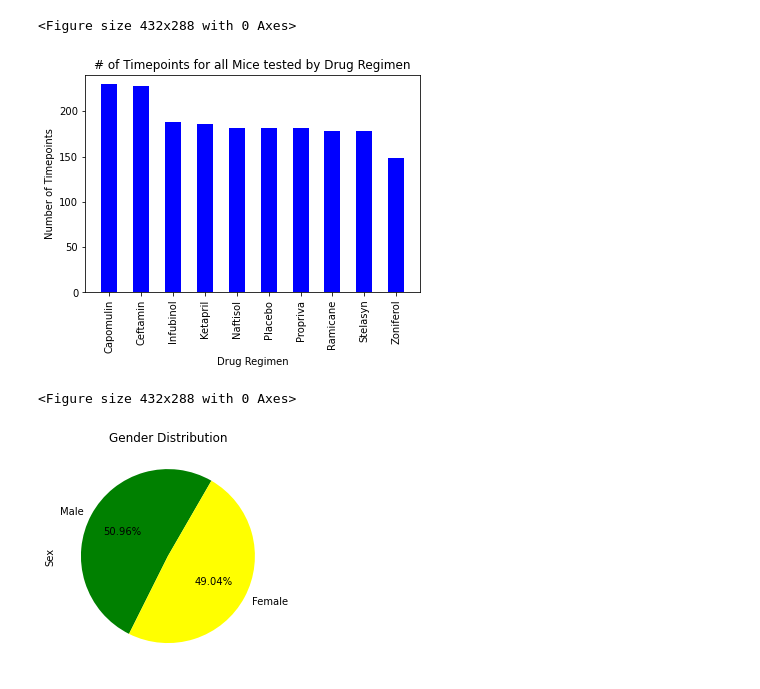
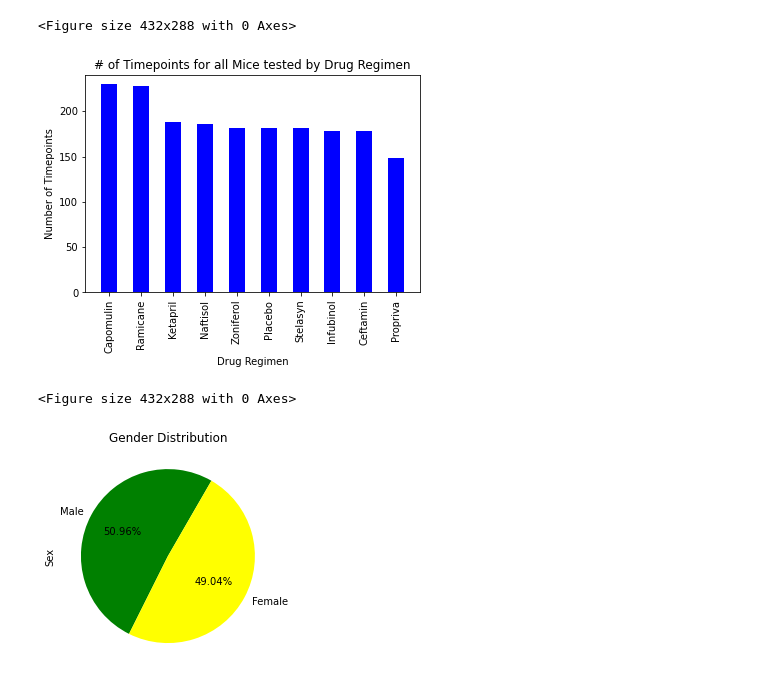
Before and after one commit to kclm40/pymaceuticals, a Jupyter notebook: pymaceuticals_starter.ipynb, the cells around one changed output. Cells and saved outputs as stored; diff of their text form; code cells hidden in the pictures.

```diff
--- a/pymaceuticals_starter.ipynb
+++ b/pymaceuticals_starter.ipynb
@@ -191,29 +194,28 @@ plt.tight_layout()
 # %%
 # Generate a bar plot showing the total number of timepoints for all mice tested for each drug regimen using pyplot.
 timepoint_pyplot = clean_df['Drug Regimen'].value_counts()
 
 #set x axis
-x_axis = np.arange(len(timepoint_total))
+x_axis = timepoint_pyplot.index
 y_axis = timepoint_pyplot.values
 
-tick_locations=[value for value in x_axis]
-x_label=list(timepoint_total.index.values)
+
 
 #create a pyplot bar chart
 plt.bar(x_axis, y_axis, color ='b', align = 'center', width = .5)
 
 #set labels & title
 
 plt.title("# of Timepoints for all Mice tested by Drug Regimen")
 plt.xlabel("Drug Regimen")
 plt.ylabel("Number of Timepoints")
-plt.xticks(tick_locations,x_label,rotation ='vertical')
+plt.xticks(rotation ='vertical')
 plt.xlim(-.75, len(x_axis)-0.25)
 plt.ylim(0, max(y_axis)+10)
 plt.show()
 plt.tight_layout()
 # %% [output]
-[figure, old version]
+[figure, new version]
 <Figure size 432x288 with 0 Axes>
 # %%
 # Generate a pie plot showing the distribution of female versus male mice using Pandas
```
Also changed, not shown: parts of 2 cells of this notebook.
